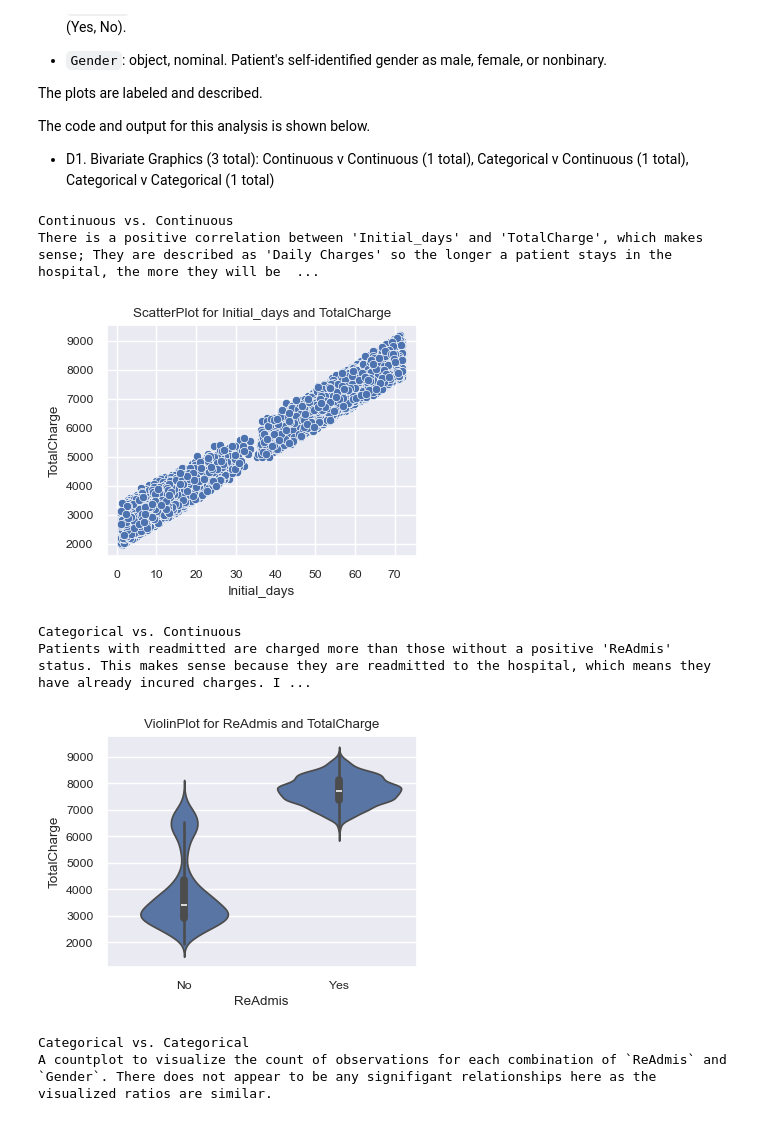
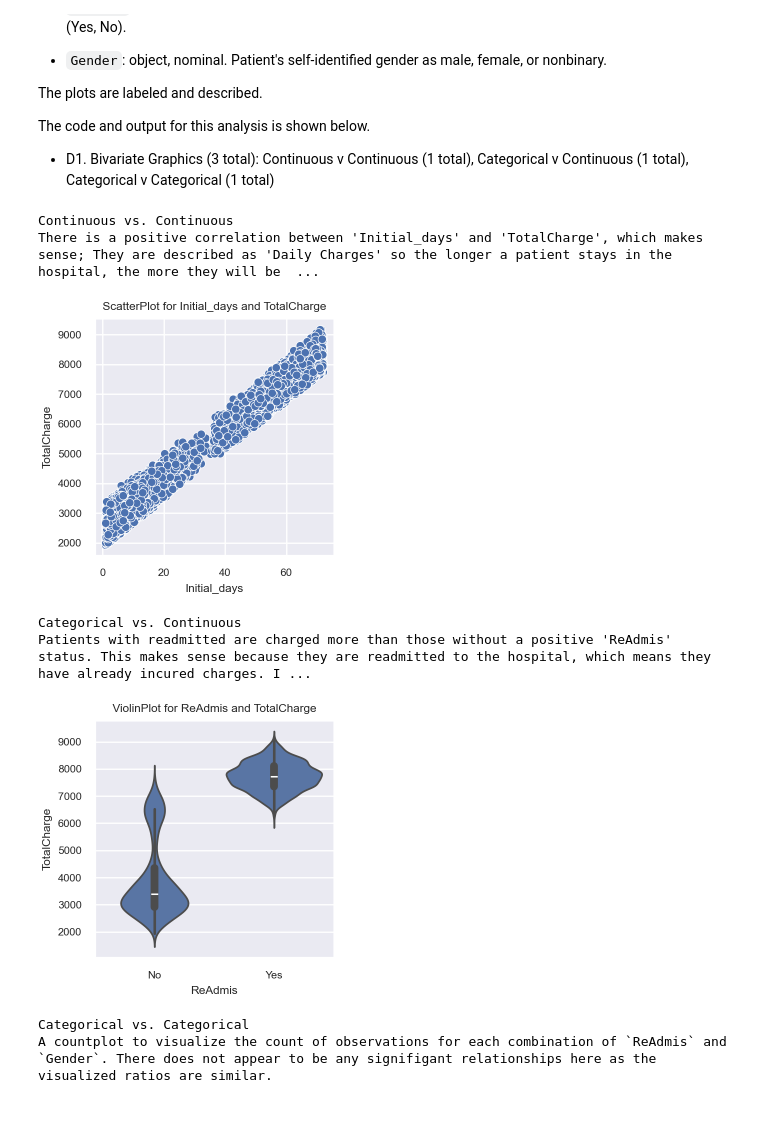
Before and after one commit to vertigoa/master, a Jupyter notebook: main.ipynb, the cells around one changed output. Saved outputs shown, nothing was run; the diff lists cells and outputs as text; code cells hidden in the pictures.

```diff
--- a/main.ipynb
+++ b/main.ipynb
@@ -912,12 +251,12 @@ df_med.head()
 5 rows × 50 columns
 # %%
 # Set the font size for all plots
-sns.set(font_scale=0.8)
+sns.set(font_scale=0.7)
 
 # Histogram for 'VitD_levels'
 print("`VitD_levels`: float64, continuous. A measurement of the patient's vitamin D levels in ng/mL. e.g. 17.80233049")
 print('Normal distribution')
-plt.figure(figsize=(4, 3))
+plt.figure(layout='constrained', figsize=(3, 3))
 sns.histplot(data=df_med, x='VitD_levels', kde=True)
 plt.title('Histogram for VitD_levels')
 plt.show()
@@ -926,7 +265,7 @@ print('\n')
 # Histogram for 'Initial_days'
 print("`Initial_days`: float64, continuous. Duration of the patient's initial hospital stay in days. e.g. 10.58576971")
 print('Bimodal distribution')
-plt.figure(figsize=(4, 3))
+plt.figure(layout='constrained', figsize=(3, 3))
 sns.histplot(data=df_med, x='Initial_days', kde=True)
 plt.title('Histogram for Initial_days')
 plt.show()
@@ -935,16 +274,16 @@ print('\n')
 # Bar chart for 'Services'
 print("`Services`: object, nominal. Main service provided to the patient during hospitalization (blood work, intravenous, CT scan, MRI)")
 print("'Blood Work' is the most common service, making up over half of all services provided (This is an important data point for our Chi-Square analsys and is addressed in the discussion section). 'Intravenous' services are the next most common, followed by 'CT Scan' and 'MRI', which are the least common.")
-plt.figure(figsize=(4, 3))
+plt.figure(layout='constrained', figsize=(3, 3))
 sns.countplot(data=df_med, x='Services')
 plt.title('Bar chart for Services')
 plt.show()
 print('\n')
 
 # Bar chart for 'Overweight'
-print("`Overweight`: object, binary. A measurement of the patient's vitamin D levels in ng/mL. (Yes, No)")
+print("`Overweight`: object, binary. A measurement of the patient's vitamin D levels in ng/mL. (Yes, No). Most patients were considered overwieght.")
 print('Binary Categorical')
-plt.figure(figsize=(4, 3))
+plt.figure(layout='constrained', figsize=(3, 3))
 sns.countplot(data=df_med, x='Overweight')
 plt.title('Bar chart for Overweight')
 plt.show()
@@ -986,40 +325,39 @@ The code and output for this analysis is shown below.
 # %%
 # Scatterplot for 'Initial_days' and 'TotalCharge'
 print("Continuous vs. Continuous")
 print("There is a positive correlation between 'Initial_days' and 'TotalCharge', which makes sense; They are described as 'Daily Charges' so the longer a patient stays in the hospital, the more they will be charged.")
-# Scatterplot for 'Initial_days' and 'TotalCharge'
-plt.figure(figsize=(4, 3))
+plt.figure(layout='constrained', figsize=(3, 3))
 sns.scatterplot(data=df_med, x="Initial_days", y="TotalCharge")
 plt.title('ScatterPlot for Initial_days and TotalCharge')
 # Show the plot
 plt.show()
 print('\n')
 
 # Violin plot for Readmis and 'TotalCharge'
 print("Categorical vs. Continuous")
 print("Patients with readmitted are charged more than those without a positive 'ReAdmis' status. This makes sense because they are readmitted to the hospital, which means they have already incured charges. Interestingly, we can see this in the data; as the lowest `ReAdmis`=Yes value is just under 6000.00.")
-plt.figure(figsize=(4, 3))
+plt.figure(layout='constrained', figsize=(3, 3))
 sns.violinplot(data=df_med, x="ReAdmis", y="TotalCharge")
 plt.title('ViolinPlot for ReAdmis and TotalCharge')
 # Show the plot
 plt.show()
 print('\n')
 
-# Count plot for Readmis and 'TotalCharge'
+# Count plot for Readmis and 'Gender'
 print("Categorical vs. Categorical")
 print("A countplot to visualize the count of observations for each combination of `ReAdmis` and `Gender`. There does not appear to be any signifigant relationships here as the visualized ratios are similar.")
-plt.figure(figsize=(4, 3))
+plt.figure(layout='constrained', figsize=(3, 3))
 sns.countplot(data=df_med, x="ReAdmis", hue="Gender")
 plt.title('CountPlot for ReAdmis and Gender')
 # Show the plot
 plt.show()
 print('\n')
 # %% [output]
 Continuous vs. Continuous
 There is a positive correlation between 'Initial_days' and 'TotalCharge', which makes sense; They are described as 'Daily Charges' so the longer a patient stays in the hospital, the more they will be  ...
-[figure, old version]
+[figure, new version]
 Categorical vs. Continuous
 Patients with readmitted are charged more than those without a positive 'ReAdmis' status. This makes sense because they are readmitted to the hospital, which means they have already incured charges. I ...
-[figure, old version]
+[figure, new version]
 Categorical vs. Categorical
 A countplot to visualize the count of observations for each combination of `ReAdmis` and `Gender`. There does not appear to be any signifigant relationships here as the visualized ratios are similar.
```
Also changed, not shown: parts of 43 cells of this notebook.
